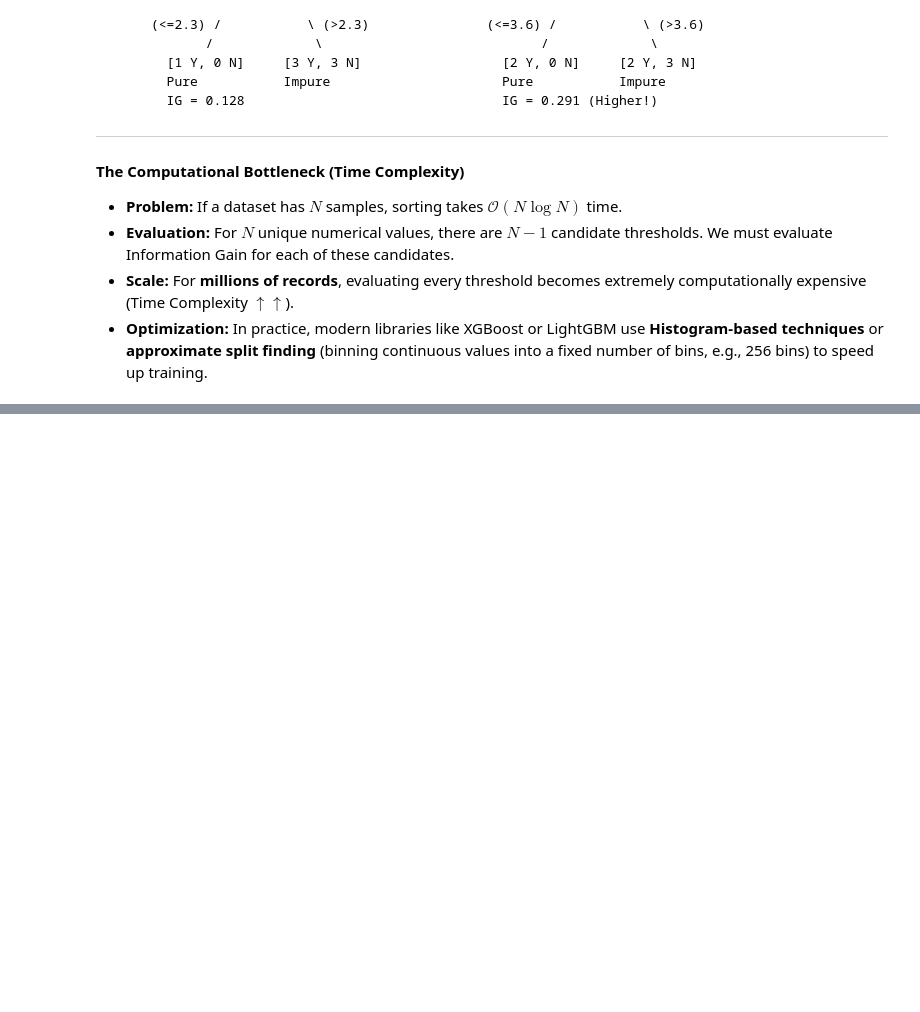
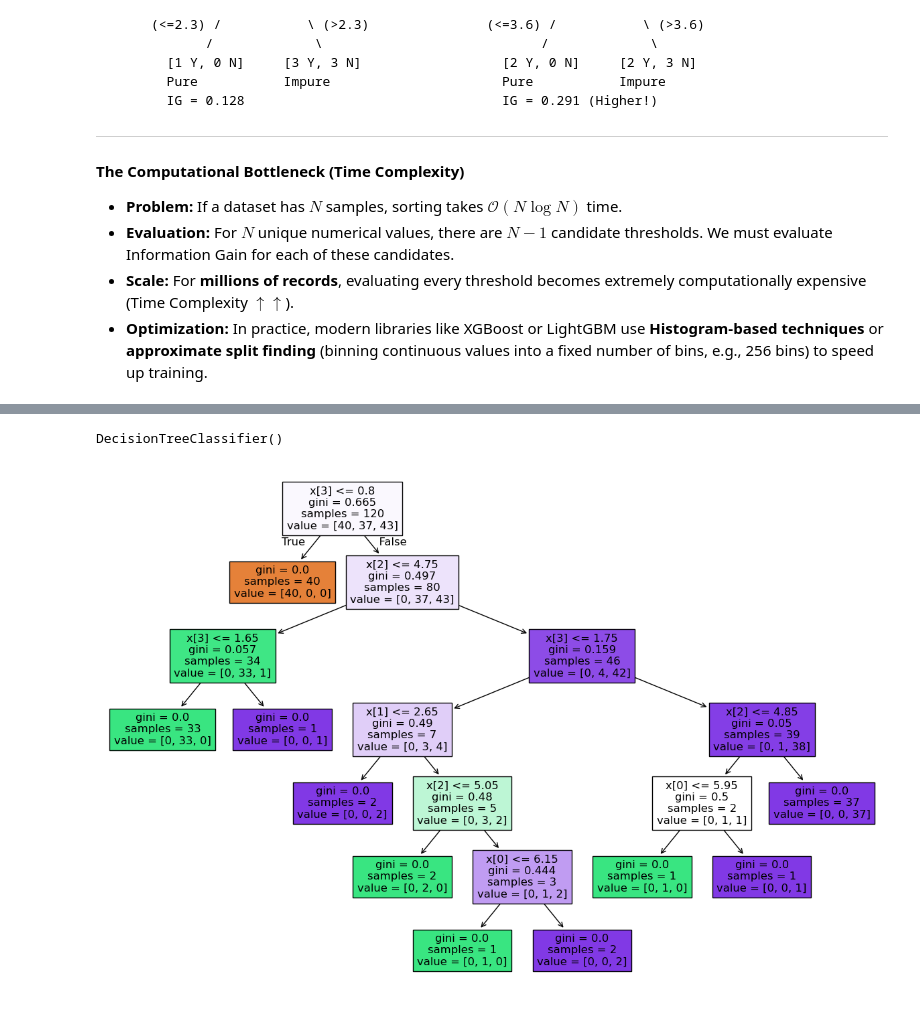
Before and after one commit to Mehta-g1/AI-ML-by-Krish-Naik, a Jupyter notebook: 34_Descision Tree Classifier and Regressor/1_descision.ipynb, the cells around one changed output, grey strips where cells are left out. Cells and saved outputs as stored; diff of their text form; code cells hidden in the pictures; blank space fills up the shorter version.

```diff
--- a/34_Descision Tree Classifier and Regressor/1_descision.ipynb
+++ b/34_Descision Tree Classifier and Regressor/1_descision.ipynb
@@ -234,0 +295,28 @@ Let's evaluate the first two candidate thresholds (using the values themselves a
+# %%
+# Dependent features
+y = iris['target']
+# %%
+# train test split
+
+X_train, X_test, y_train, y_test = train_test_split(X, y, test_size=0.2, random_state=10)
+# %%
+# apply Descision Tree Classifier
+
+from sklearn.tree import DecisionTreeClassifier
+
+treeclassifier = DecisionTreeClassifier()
+# %%
+treeclassifier.fit(X_train, y_train)
+# %% [output]
+DecisionTreeClassifier()
+# %%
+## Visualise descision tree
+
+
+
+plt.figure(figsize=(15, 10))
+
+tree.plot_tree(treeclassifier, filled=True)
+plt.show()
+# %% [output]
+[figure, added]
```
Also changed, not shown: parts of 22 cells of this notebook, 1 other file.
